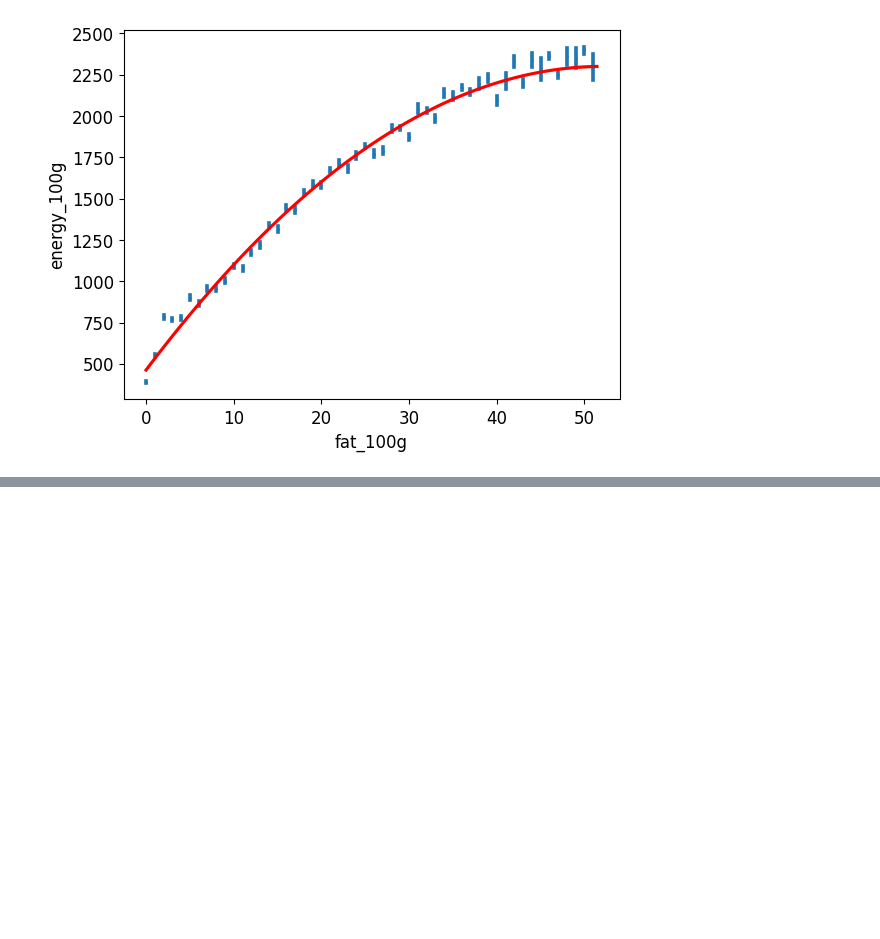
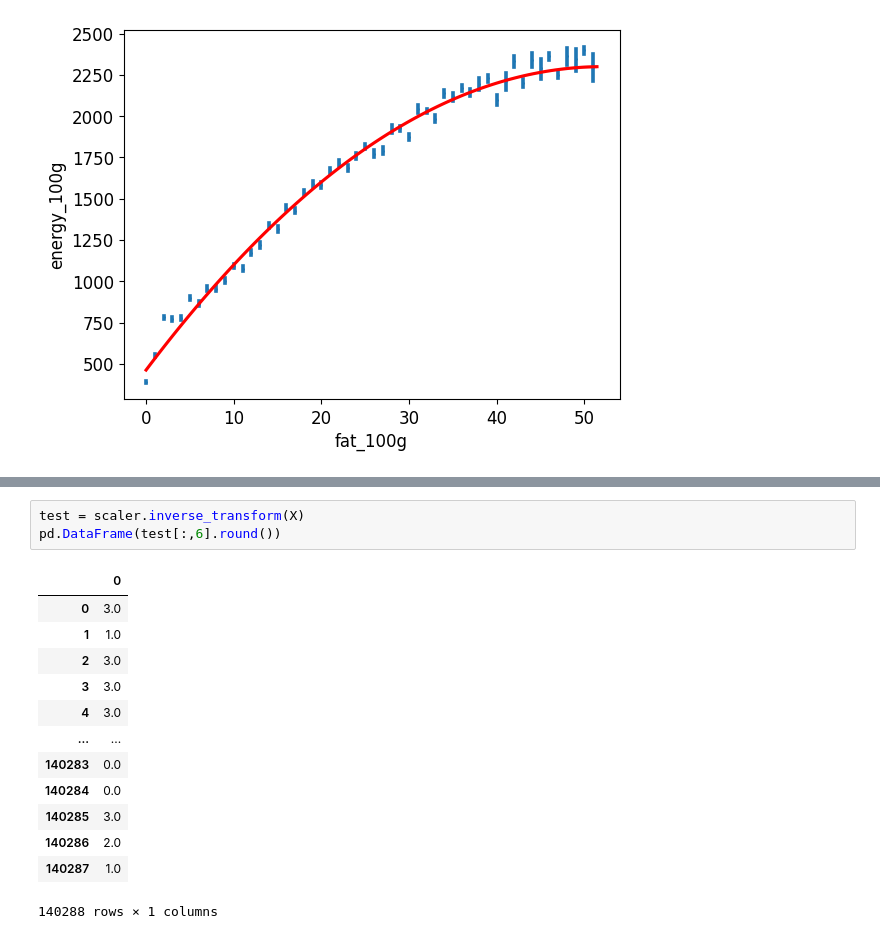
Before and after one commit to tdechanet/IAEngP3, a Jupyter notebook: analyze.ipynb, the cells around one changed output, grey strips where cells are left out. Drawn from its saved outputs; the diff is of its cells as text; blank space fills up the shorter version.

```diff
--- a/analyze.ipynb
+++ b/analyze.ipynb
@@ -291,0 +306,17 @@ KNN score: 0.066434
+# %%
+test = scaler.inverse_transform(X)
+pd.DataFrame(test[:,6].round())
+# %% [output]
+|  | 0 |
+| 0 | 3.0 |
+| 1 | 1.0 |
+| 2 | 3.0 |
+| 3 | 3.0 |
+| 4 | 3.0 |
+| ... | ... |
+| 140283 | 0.0 |
+| 140284 | 0.0 |
+| 140285 | 3.0 |
+| 140286 | 2.0 |
+| 140287 | 1.0 |
+140288 rows × 1 columns
```
Also changed, not shown: parts of 10 cells of this notebook.
